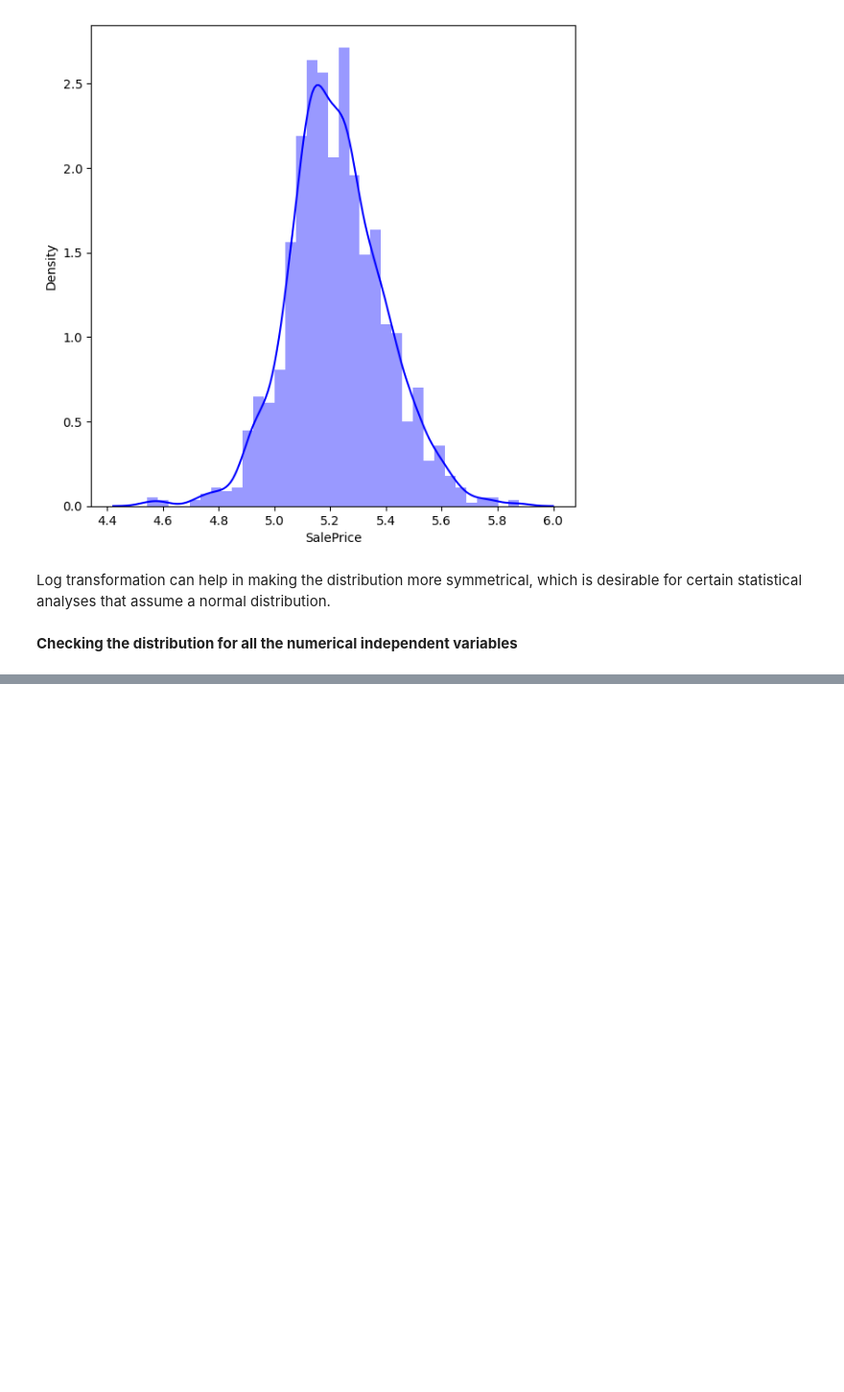
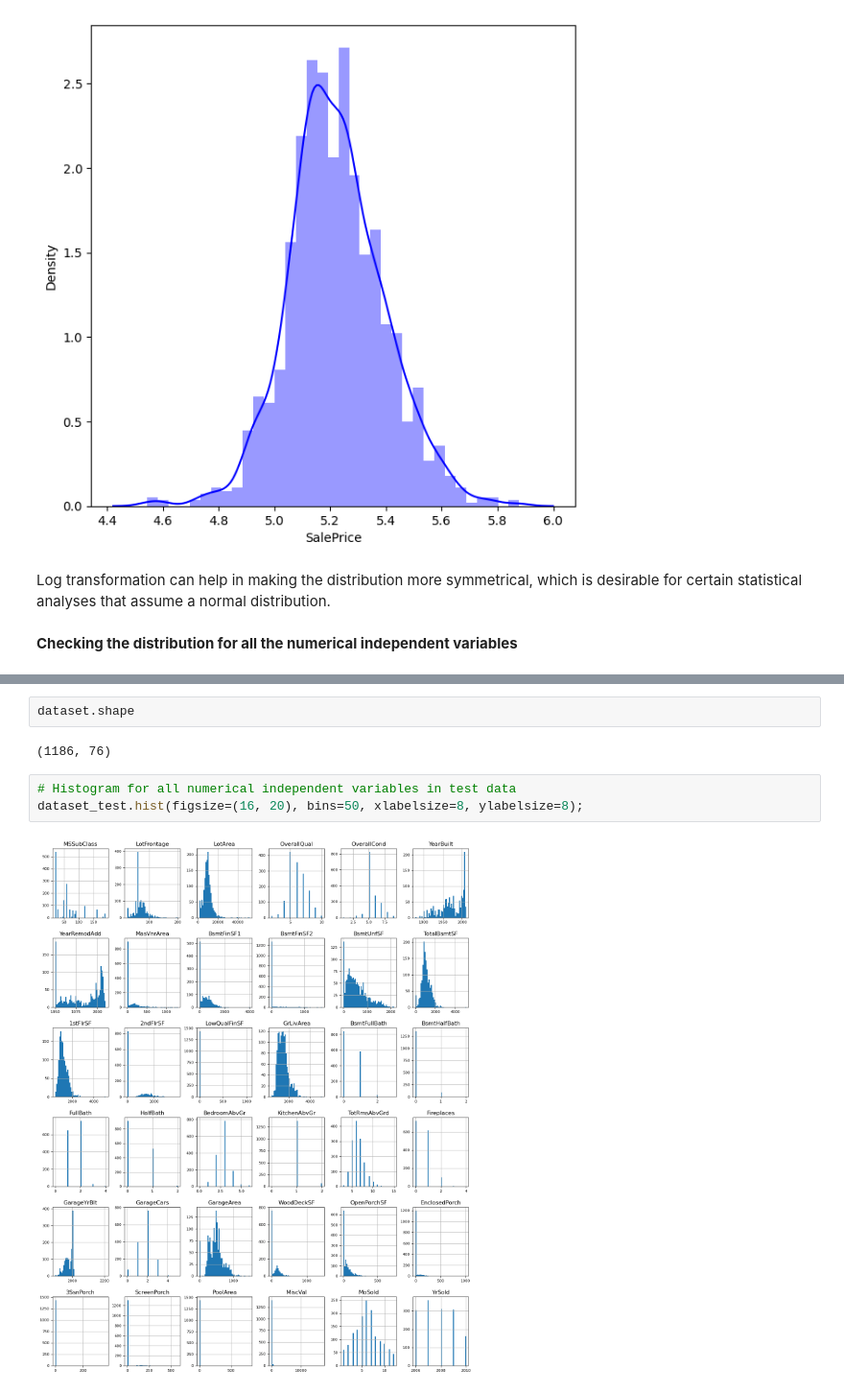
Before and after one commit to ritik1804k/House-Prices---Regression-Techniques-by-Ritik-, a Jupyter notebook: house-prices-regression-techniques-by-ritik.ipynb, the cells around one changed output, grey strips where cells are left out. Shown at 96% size. Cells and saved outputs as stored; diff of their text form; blank space fills up the shorter version.

```diff
--- a/house-prices-regression-techniques-by-ritik.ipynb
+++ b/house-prices-regression-techniques-by-ritik.ipynb
@@ -264,0 +426,9 @@ plt.show()
+# %%
+dataset.shape
+# %% [output]
+(1186, 76)
+# %%
+# Histogram for all numerical independent variables in test data
+dataset_test.hist(figsize=(16, 20), bins=50, xlabelsize=8, ylabelsize=8);
+# %% [output]
+[figure, added]
```
Also changed, not shown: parts of 51 cells of this notebook.
